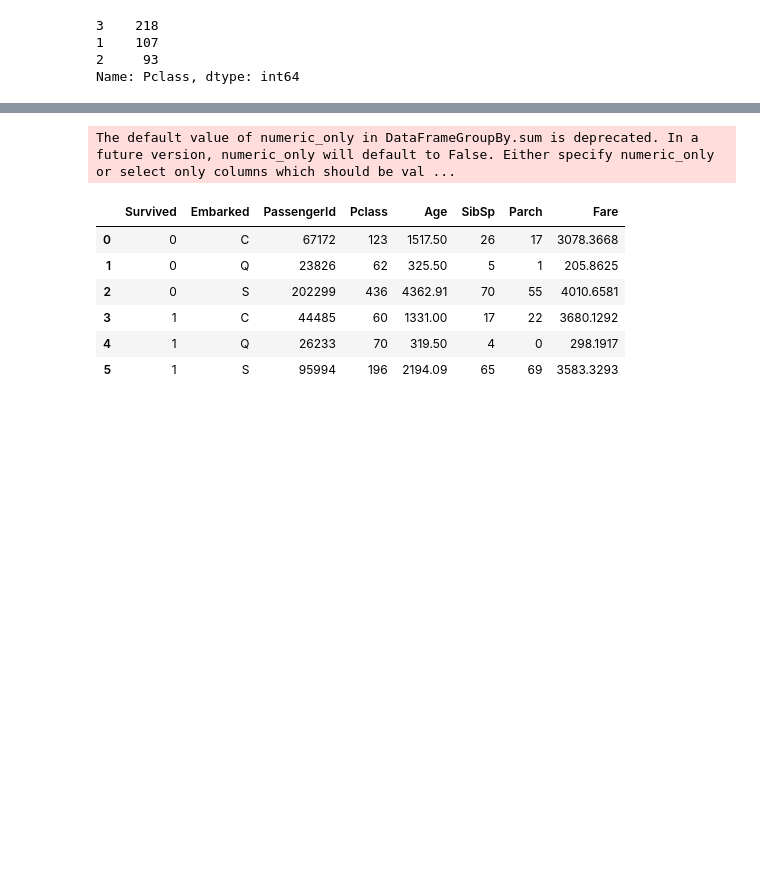
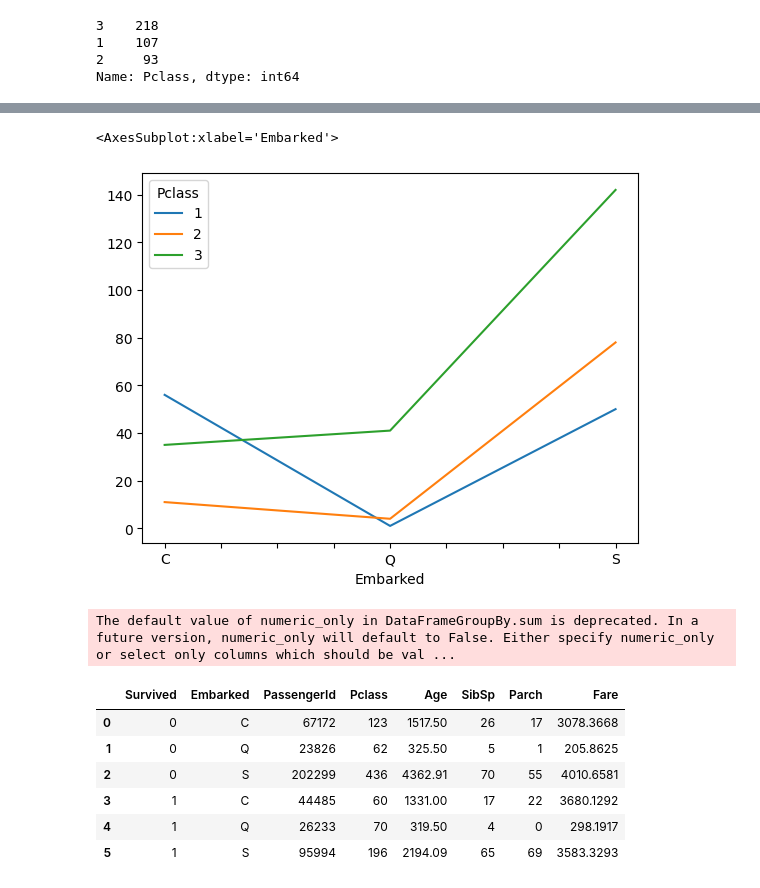
Before and after one commit to Manisha032/Python-Basic, a Jupyter notebook: data_analytics/titanic_analysis.ipynb, the cells around one changed output, grey strips where cells are left out. Drawn from its saved outputs; the diff is of its cells as text; code cells hidden in the pictures; blank space fills up the shorter version.

```diff
--- a/data_analytics/titanic_analysis.ipynb
+++ b/data_analytics/titanic_analysis.ipynb
@@ -77,0 +90,3 @@ genertae a plotly bar graph showing surving and non- surviving paasengers from e
+# %%
+L=df.pivot_table(index= 'Embarked', columns= 'Pclass', values= 'Survived', aggfunc= 'count')
+L
@@ -78,3 +101,8 @@ genertae a plotly bar graph showing surving and non- surviving paasengers from e
+# %%
+L.plot()
+# %% [output]
+<AxesSubplot:xlabel='Embarked'>
+[figure, added]
 # %%
 df.groupby(['Survived', 'Embarked']).sum().reset_index()
 # %% [output]
```
Also changed, not shown: parts of 25 cells of this notebook, 2 other files.
